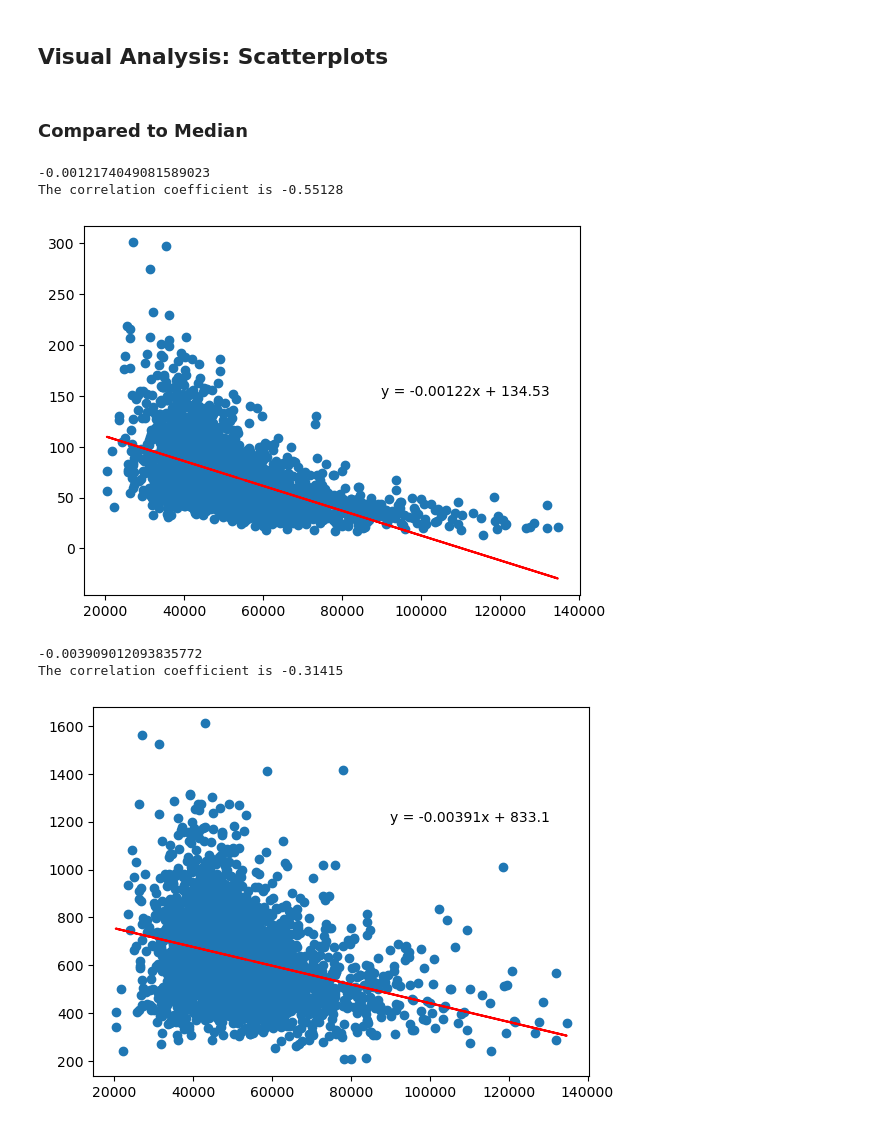
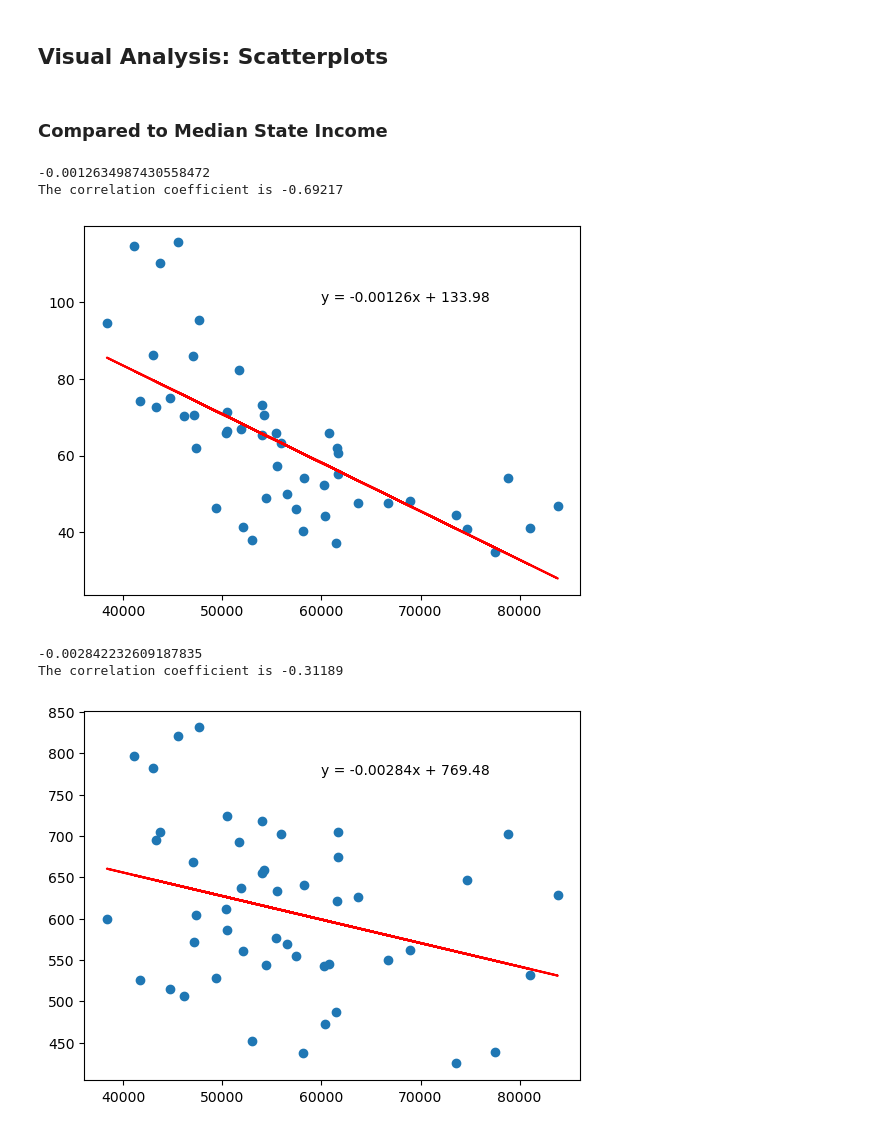
Before and after one commit to ArminaCA/Project-Cardiovascular-disease-mortality, a Jupyter notebook: Cardiovascular_Determinants.ipynb, the cells around one changed output. Drawn from its saved outputs; the diff is of its cells as text; code cells hidden in the pictures.

Commit message:
Updated jupyter notebook with tables by state and some graphs

```diff
--- a/Cardiovascular_Determinants.ipynb
+++ b/Cardiovascular_Determinants.ipynb
@@ -91,7 +91,7 @@ CD_data.columns = ["Year",
                    "Mortality per 100k",
                    "Age Group"] # Renaming columns
 CD_data["County, State"] = CD_data["County"] + " County, " + CD_data["State"] # Create a column that will be used to merge with other dataset
-CD_data = CD_data[["Year", "County, State", "Disease Type", "Mortality per 100k", "Age Group"]]
+CD_data = CD_data[["Year", "County, State", "State", "Disease Type", "Mortality per 100k", "Age Group"]]
 
 # Cleaning Census Data
 census_data = census_data[["STATE",
@@ -119,6 +119,8 @@ census_data.columns = ["State",
 census_data["County, State"] = census_data["County"] + ", " + census_data["State"].replace(us_state_to_abbrev) # Create a column that will be used to merge with other dataset
 census_data = round(census_data.groupby("County, State").mean(), 3) # Average rows with same counties
 
-df = pd.merge(CD_data, census_data, how = "left", left_on = "County, State", right_index = True).dropna(axis=0)
+df = pd.merge(CD_data, census_data, how = "left", left_on = "County, State", right_index = True).dropna(axis=0) # Merging cardiovascular data and census data
+df_state_income = df.groupby("State")["County Median Income"].mean().rename("State Median Income") # Finding median income by state
+df = pd.merge(df, df_state_income, how = "left", left_on = "State", right_index = True) # Adding column to main dataframe
 df.head()
 # %% [output]
@@ -305,37 +423,37 @@ Text(0, 0.5, 'Percent')
 # %% [markdown]
 ## Visual Analysis: Scatterplots
 # %% [markdown]
-### Compared to Median
+### Compared to Median State Income
 # %%
-data = df[(df["Disease Type"] == "Coronary Heart Disease") & (df["Age Group"] == "Ages 35-64 years")]
-x = data["County Median Income"]
-y = data["Mortality per 100k"]
+data = df[(df["Disease Type"] == "Coronary Heart Disease") & (df["Age Group"] == "Ages 35-64 years")].groupby("State")
+x = data["State Median Income"].mean()
+y = data["Mortality per 100k"].mean()
 (slope, intercept, rvalue, pvalue, stderr) = st.linregress(x, y)
 regress_values = x * slope + intercept
 line_eq = "y = " + str(round(slope,5)) + "x + " + str(round(intercept,2))
 plt.scatter(x, y)
 plt.plot(x,regress_values,"r-")
-plt.annotate(line_eq, (90000, 150),fontsize=10)
+plt.annotate(line_eq, (60000, 100),fontsize=10)
 print(slope)
 print(f"The correlation coefficient is {round(rvalue,5)}")
 # %% [output]
--0.0012174049081589023
-The correlation coefficient is -0.55128
+-0.0012634987430558472
+The correlation coefficient is -0.69217
-[figure, old version]
+[figure, new version]
 # %%
-data = df[(df["Disease Type"] == "Coronary Heart Disease") & (df["Age Group"] == "Ages 65 years and older")]
-x = data["County Median Income"]
-y = data["Mortality per 100k"]
+data = df[(df["Disease Type"] == "Coronary Heart Disease") & (df["Age Group"] == "Ages 65 years and older")].groupby("State")
+x = data["State Median Income"].mean()
+y = data["Mortality per 100k"].mean()
 (slope, intercept, rvalue, pvalue, stderr) = st.linregress(x, y)
 regress_values = x * slope + intercept
 line_eq = "y = " + str(round(slope,5)) + "x + " + str(round(intercept,2))
 plt.scatter(x, y)
 plt.plot(x,regress_values,"r-")
-plt.annotate(line_eq, (90000, 1200),fontsize=10)
+plt.annotate(line_eq, (60000, 775),fontsize=10)
 print(slope)
 print(f"The correlation coefficient is {round(rvalue,5)}")
 # %% [output]
--0.003909012093835772
-The correlation coefficient is -0.31415
+-0.002842232609187835
+The correlation coefficient is -0.31189
-[figure, old version]
+[figure, new version]
 # %%
```
Also changed, not shown: parts of 17 cells of this notebook.
